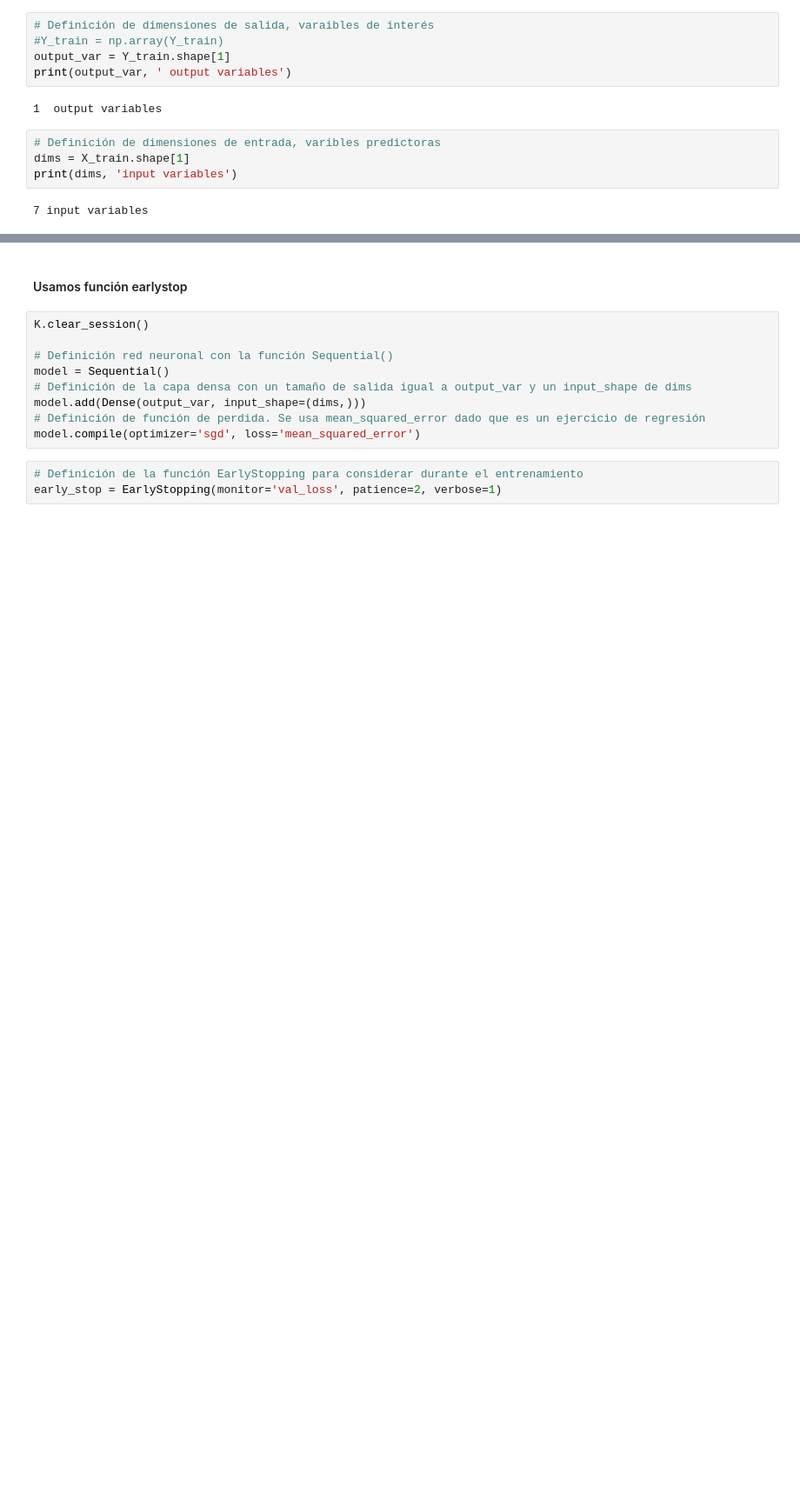
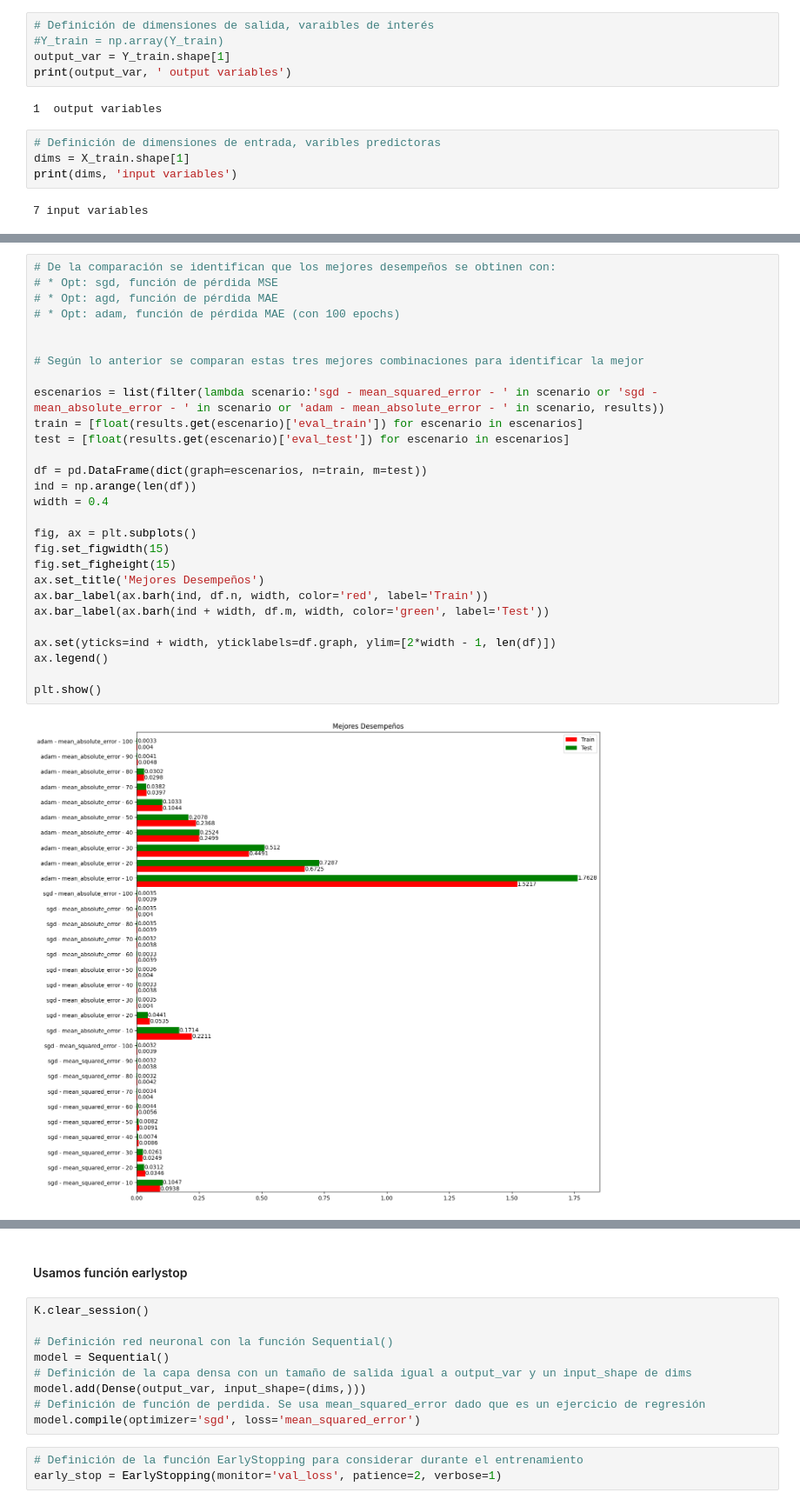
Before and after one commit to Josehoyos26/ML-y-PLN-Grupo-26, a Jupyter notebook: Proyecto Semana 6/S6TC1-Redes_Neuronales_informeV0.ipynb, the cells around one changed output, grey strips where cells are left out. Shown at 87% size. Cells and saved outputs as stored; diff of their text form; blank space fills up the shorter version.

```diff
--- a/Proyecto Semana 6/S6TC1-Redes_Neuronales_informeV0.ipynb
+++ b/Proyecto Semana 6/S6TC1-Redes_Neuronales_informeV0.ipynb
@@ -140,0 +184,30 @@ Le decimos al algoritmo que use 50 épocas para observar en la gráfica su compo
+# %%
+# De la comparación se identifican que los mejores desempeños se obtinen con:
+# * Opt: sgd, función de pérdida MSE
+# * Opt: agd, función de pérdida MAE
+# * Opt: adam, función de pérdida MAE (con 100 epochs)
+
+
+# Según lo anterior se comparan estas tres mejores combinaciones para identificar la mejor
+
+escenarios = list(filter(lambda scenario:'sgd - mean_squared_error - ' in scenario or 'sgd - mean_absolute_error - ' in scenario or 'adam - mean_absolute_error - ' in scenario, results))
+train = [float(results.get(escenario)['eval_train']) for escenario in escenarios]
+test = [float(results.get(escenario)['eval_test']) for escenario in escenarios]
+
+df = pd.DataFrame(dict(graph=escenarios, n=train, m=test))
+ind = np.arange(len(df))
+width = 0.4
+
+fig, ax = plt.subplots()
+fig.set_figwidth(15)
+fig.set_figheight(15)
+ax.set_title('Mejores Desempeños')
+ax.bar_label(ax.barh(ind, df.n, width, color='red', label='Train'))
+ax.bar_label(ax.barh(ind + width, df.m, width, color='green', label='Test'))
+
+ax.set(yticks=ind + width, yticklabels=df.graph, ylim=[2*width - 1, len(df)])
+ax.legend()
+
+plt.show()
+# %% [output]
+[figure, added]
```
Also changed, not shown: parts of 8 cells of this notebook.
